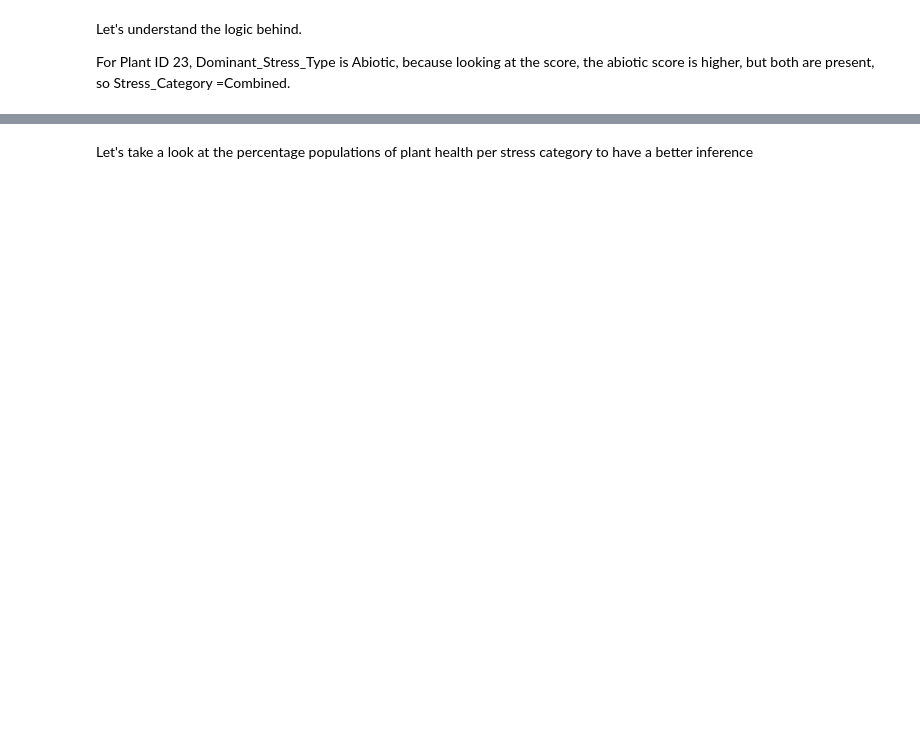
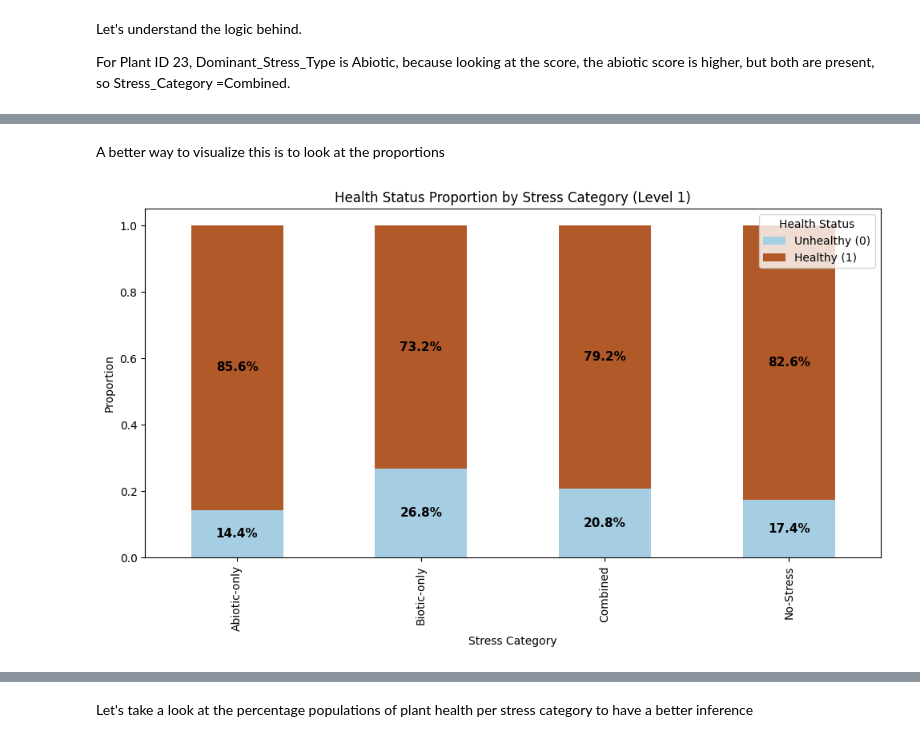
Before and after one commit to banerjixplores/plant_health-monitor, a Jupyter notebook: jupyter_notebooks/step1_etl_pipeline.ipynb, the cells around one changed output, grey strips where cells are left out. Cells and saved outputs as stored; diff of their text form; code cells hidden in the pictures; blank space fills up the shorter version.

```diff
--- a/jupyter_notebooks/step1_etl_pipeline.ipynb
+++ b/jupyter_notebooks/step1_etl_pipeline.ipynb
@@ -1021,2 +1044,28 @@ plt.show()
+# %% [markdown]
+A better way to visualize this is to look at the proportions
+# %%
+# Proportion by Stress Category
+proportion = df_cleaned.groupby('Stress_Category')['Health_Status'].value_counts(normalize=True).unstack()
+
+# Plot stacked bar
+ax = proportion.plot(kind='bar', stacked=True, colormap='Paired', figsize=(10, 6))
+
+plt.title('Health Status Proportion by Stress Category (Level 1)')
+plt.ylabel('Proportion')
+plt.xlabel('Stress Category')
+
+# Annotate percentages on bars
+for p in ax.patches:
+    height = p.get_height()
+    if height > 0:
+        x = p.get_x() + p.get_width() / 2
+        y = p.get_y() + height / 2
+        ax.annotate(f"{height * 100:.1f}%", (x, y), ha='center', va='center', color='black', fontsize=11, weight='bold')
+
+plt.legend(title='Health Status', labels=['Unhealthy (0)', 'Healthy (1)'])
+plt.tight_layout()
+plt.show()
+# %% [output]
+[figure, added]
 # %%
 # Calculate percentage of each health status (0 = unhealthy, 1 = healthy) within each Stress_Category
```
Also changed, not shown: parts of 74 cells of this notebook.
